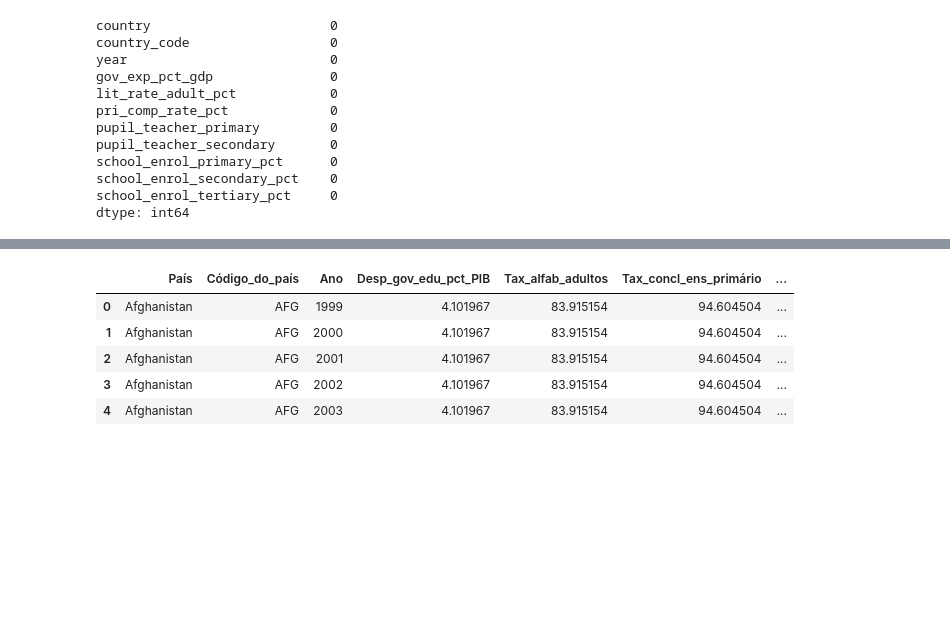
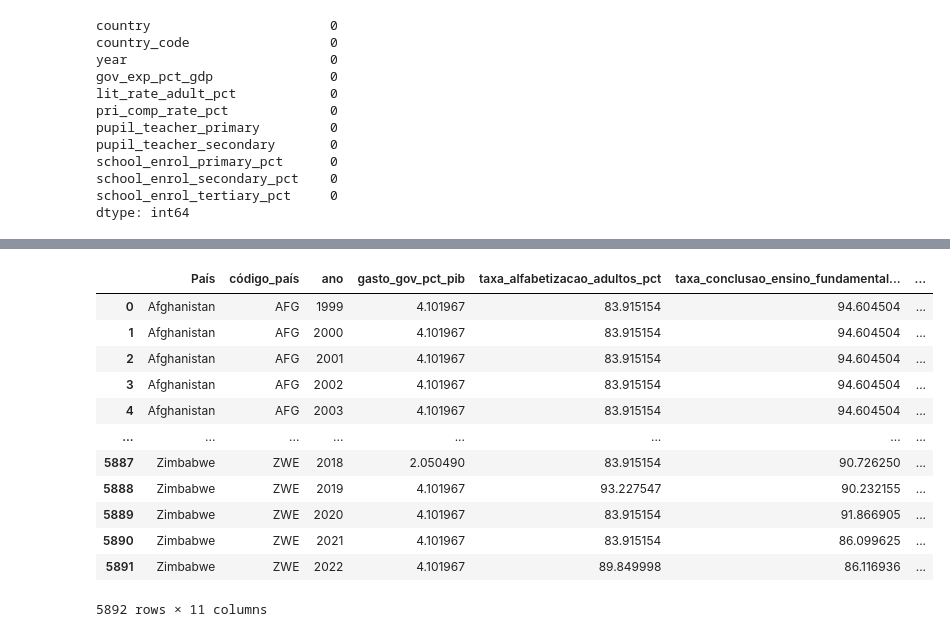
Before and after one commit to edubrumgithub/Analise-Educa-o-Mundial, a Jupyter notebook: main.ipynb, the cells around one changed output, grey strips where cells are left out. Saved outputs shown, nothing was run; the diff lists cells and outputs as text; code cells hidden in the pictures; blank space fills up the shorter version.

```diff
--- a/main.ipynb
+++ b/main.ipynb
@@ -186,13 +176,14 @@ df_atualizado.loc[df_atualizado['country']== 'Brazil'].describe()
 # Renomeando as colunas
 df_atualizado.rename(columns={
     'country': 'País',
-    'country_code' : 'Código_do_país',
-    'year': 'Ano',
-    'gov_exp_pct_gdp' : 'Desp_gov_edu_pct_PIB',
-    'lit_rate_adult_pct' : 'Tax_alfab_adultos',
-    'pri_comp_rate_pct': 'Tax_concl_ens_primário',
-    'pupil_teacher_primary' : 'Prop_aluno_prof__ens_primário',
-    'pupil_teacher_secondary' : 'Prop_aluno_prof_ens_secundário',
-    'school_enrol_primary_pct' : 'Tax_matrícula_ensino_fundamental',
-    'school_enrol_secondary_pct' : 'Tax_ matrícula_ensino_médio'
+    'country_code' : 'código_país',
+    'year': 'ano',
+    'gov_exp_pct_gdp' : 'gasto_gov_pct_pib',
+    'lit_rate_adult_pct' : 'taxa_alfabetizacao_adultos_pct',
+    'pri_comp_rate_pct': 'taxa_conclusao_ensino_fundamental_pct',
+    'pupil_teacher_primary' : 'relacao_aluno_professor_fundamental',
+    'pupil_teacher_secondary' : 'relacao_aluno_professor_medio',
+    'school_enrol_primary_pct' : 'taxa_matricula_fundamental_pct',
+    'school_enrol_secondary_pct' : 'taxa_matricula_medio_pct',
+    'school_enrol_tertiary_pct' : 'taxa_matricula_superior_pct'
 }, inplace=True)
@@ -199,9 +266,16 @@ df_atualizado.rename(columns={
 # %%
-df_atualizado.head()
+df_atualizado
 # %% [output]
-|  | País | Código_do_país | Ano | Desp_gov_edu_pct_PIB | Tax_alfab_adultos | Tax_concl_ens_primário | ... |
+|  | País | código_país | ano | gasto_gov_pct_pib | taxa_alfabetizacao_adultos_pct | taxa_conclusao_ensino_fundamental... | ... |
 | 0 | Afghanistan | AFG | 1999 | 4.101967 | 83.915154 | 94.604504 | ... |
 | 1 | Afghanistan | AFG | 2000 | 4.101967 | 83.915154 | 94.604504 | ... |
 | 2 | Afghanistan | AFG | 2001 | 4.101967 | 83.915154 | 94.604504 | ... |
 | 3 | Afghanistan | AFG | 2002 | 4.101967 | 83.915154 | 94.604504 | ... |
 | 4 | Afghanistan | AFG | 2003 | 4.101967 | 83.915154 | 94.604504 | ... |
+| ... | ... | ... | ... | ... | ... | ... | ... |
+| 5887 | Zimbabwe | ZWE | 2018 | 2.050490 | 83.915154 | 90.726250 | ... |
+| 5888 | Zimbabwe | ZWE | 2019 | 4.101967 | 93.227547 | 90.232155 | ... |
+| 5889 | Zimbabwe | ZWE | 2020 | 4.101967 | 83.915154 | 91.866905 | ... |
+| 5890 | Zimbabwe | ZWE | 2021 | 4.101967 | 83.915154 | 86.099625 | ... |
+| 5891 | Zimbabwe | ZWE | 2022 | 4.101967 | 89.849998 | 86.116936 | ... |
+5892 rows × 11 columns
```
Also changed, not shown: parts of 8 cells of this notebook.
